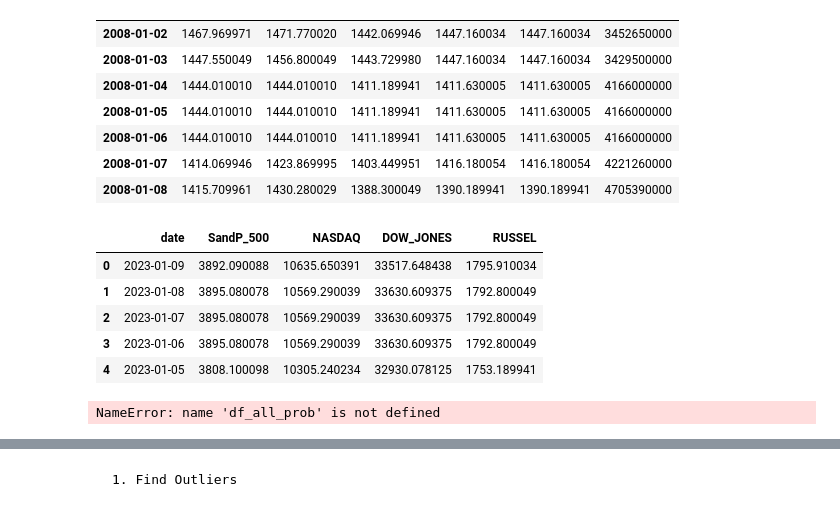
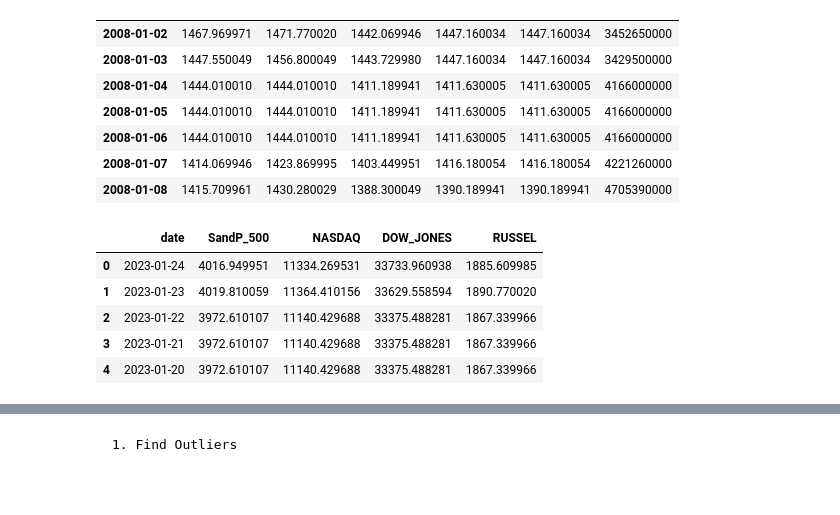
Before and after one commit to KeatonSpiller/Sentiment_Analysis, a Jupyter notebook: Stock_Market/notebooks/TwitterBot.ipynb, the cells around one changed output, grey strips where cells are left out. Cells and saved outputs as stored; diff of their text form; code cells hidden in the pictures.

```diff
--- a/Stock_Market/notebooks/TwitterBot.ipynb
+++ b/Stock_Market/notebooks/TwitterBot.ipynb
@@ -228,52 +256,46 @@ SandP_500_df.head(7)
 # %%
 SandP_500_df = SandP_500_df.sort_index(ascending=False)
 NASDAQ_df = NASDAQ_df.sort_index(ascending=False)
 DOW_JONES_df = DOW_JONES_df.sort_index(ascending=False)
 RUSSEL_df = RUSSEL_df.sort_index(ascending=False)
 
 index_funds_df = pd.DataFrame(data = [SandP_500_df.index,SandP_500_df['Adj Close'],NASDAQ_df['Adj Close'],
                                    DOW_JONES_df['Adj Close'],RUSSEL_df['Adj Close']]).T.set_axis(['date', 'SandP_500', 'NASDAQ',
                                                                                                   'DOW_JONES', 'RUSSEL'], axis=1, inplace=False)
 convert_dict = {'date': 'datetime64[ns]',
                 'SandP_500': 'float64',
                 'NASDAQ':'float64',
                 'DOW_JONES': 'float64',
                 'RUSSEL': 'float64'}
 index_funds_df = index_funds_df.astype(convert_dict)
 
-path_index_funds_merge = f'../data/merge/all_merged_index_funds' # Create Folders
-path_index_funds = f'../data/index_funds'
+path_index_funds_merge = f'../Sentiment_Analysis/Stock_Market/data/merge/all_merged_index_funds' # Create Folders
+path_index_funds = f'../Sentiment_Analysis/Stock_Market/data/index_funds'
 if not os.path.exists(path_index_funds_merge):
     os.makedirs(path_index_funds_merge)
 if not os.path.exists(path_index_funds):
     os.makedirs(path_index_funds)
 
 index_funds_df.to_csv(path_index_funds_merge +'/all_merged_index_funds.csv', index=False) # Export to csv
 SandP_500_df.to_csv(path_index_funds +'/SandP_500_df.csv', index=False)
 SandP_500_df.to_csv(path_index_funds +'/SandP_500_df.csv', index=False)
 DOW_JONES_df.to_csv(path_index_funds +'/DOW_JONES_df.csv', index=False)
 RUSSEL_df.to_csv(path_index_funds +'/RUSSEL_df.csv', index=False)
 
 index_funds_df.head(5)
 # %% [output]
 |  | date | SandP_500 | NASDAQ | DOW_JONES | RUSSEL |
-| 0 | 2023-01-09 | 3892.090088 | 10635.650391 | 33517.648438 | 1795.910034 |
-| 1 | 2023-01-08 | 3895.080078 | 10569.290039 | 33630.609375 | 1792.800049 |
-| 2 | 2023-01-07 | 3895.080078 | 10569.290039 | 33630.609375 | 1792.800049 |
-| 3 | 2023-01-06 | 3895.080078 | 10569.290039 | 33630.609375 | 1792.800049 |
-| 4 | 2023-01-05 | 3808.100098 | 10305.240234 | 32930.078125 | 1753.189941 |
+| 0 | 2023-01-24 | 4016.949951 | 11334.269531 | 33733.960938 | 1885.609985 |
+| 1 | 2023-01-23 | 4019.810059 | 11364.410156 | 33629.558594 | 1890.770020 |
+| 2 | 2023-01-22 | 3972.610107 | 11140.429688 | 33375.488281 | 1867.339966 |
+| 3 | 2023-01-21 | 3972.610107 | 11140.429688 | 33375.488281 | 1867.339966 |
+| 4 | 2023-01-20 | 3972.610107 | 11140.429688 | 33375.488281 | 1867.339966 |
 # %%
 # Merging the probabilities of words used from twitter and database of index funds
-df_merge = pd.merge(df_all_prob, index_funds_df, how='inner', on='date')
-df_merge.drop(columns=['date','index'])
-df_merge = df_merge.loc[:, ['id','created_at','user','url','text','frequency','probability',\
-                            'favorite_count','retweet_count','SandP_500','NASDAQ','DOW_JONES', 'RUSSEL', ]]
+df_merge = pd.merge(index_funds_df, df_wide, how='inner', on='date').set_index('date')
 
-path_twitter_and_index_fund = f'../data/merge/combined'
+
+path_twitter_and_index_fund = f'../Sentiment_Analysis/Stock_Market/data/merge/combined'
 if not os.path.exists(path_twitter_and_index_fund):
     os.makedirs(path_twitter_and_index_fund)
-df_merge.to_csv(path_twitter_and_index_fund +'/index_funds_and_twitter_analysts.csv', index=False) # Export to csv
-
-df_merge.head(2)
+df_merge.to_csv(path_twitter_and_index_fund +'/index_funds_and_twitter_analysts.csv') # Export to csv
-# %% [output]
-NameError: name 'df_all_prob' is not defined
```
Also changed, not shown: parts of 35 cells of this notebook.
